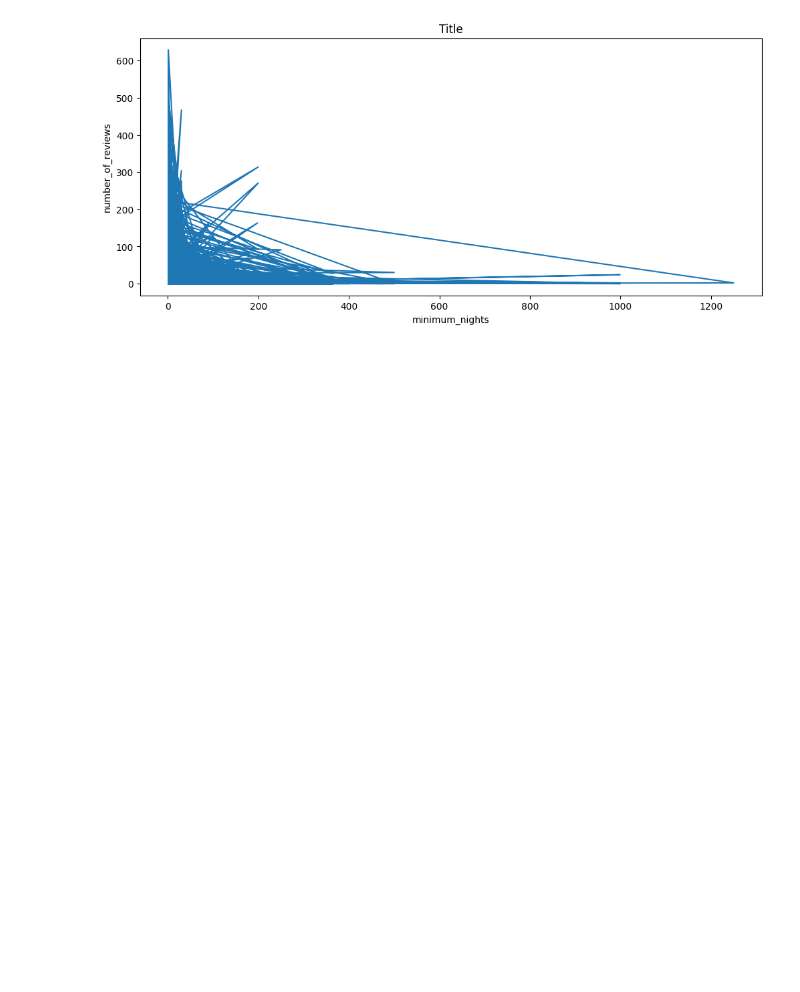
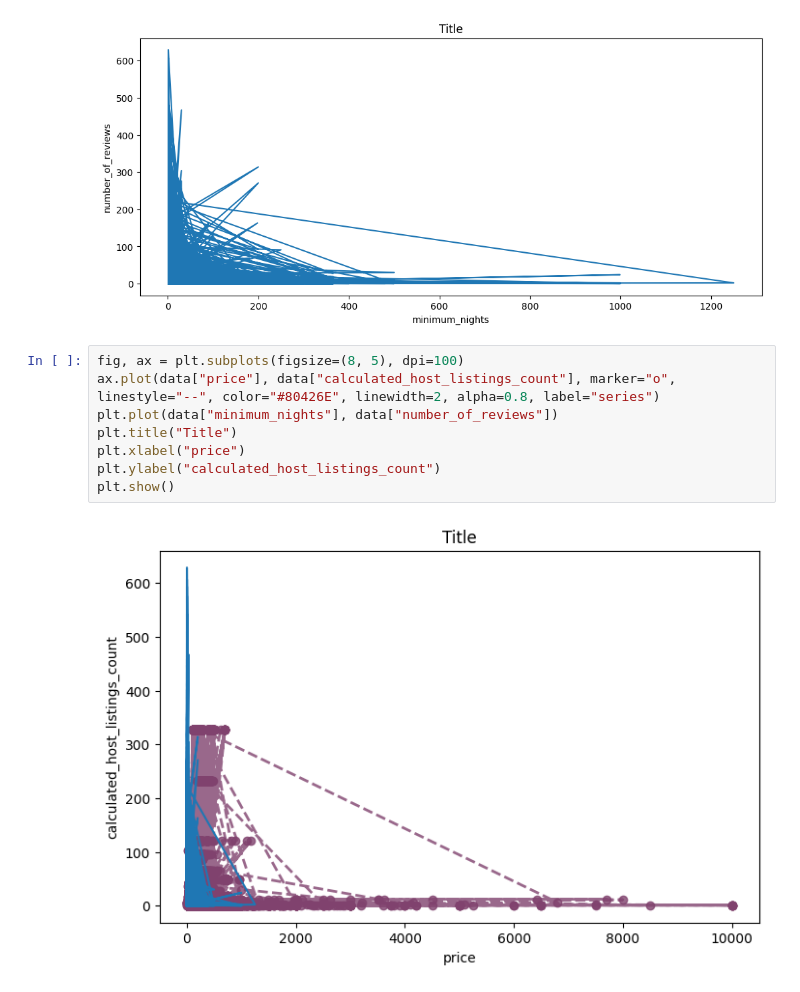
Before and after one commit to ujjutanwer-hub/Data-Science, a Jupyter notebook: Untitled1.ipynb, the cells around one changed output. Saved outputs shown, nothing was run; the diff lists cells and outputs as text; blank space fills up the shorter version.

```diff
--- a/Untitled1.ipynb
+++ b/Untitled1.ipynb
@@ -103,3 +126,13 @@ plt.ylabel("number_of_reviews")
 plt.show()
 # %% [output]
 [figure]
+# %%
+fig, ax = plt.subplots(figsize=(8, 5), dpi=100)
+ax.plot(data["price"], data["calculated_host_listings_count"], marker="o", linestyle="--", color="#80426E", linewidth=2, alpha=0.8, label="series")
+plt.plot(data["minimum_nights"], data["number_of_reviews"])
+plt.title("Title")
+plt.xlabel("price")
+plt.ylabel("calculated_host_listings_count")
+plt.show()
+# %% [output]
+[figure, added]
```
Also changed, not shown: parts of 7 cells of this notebook.
